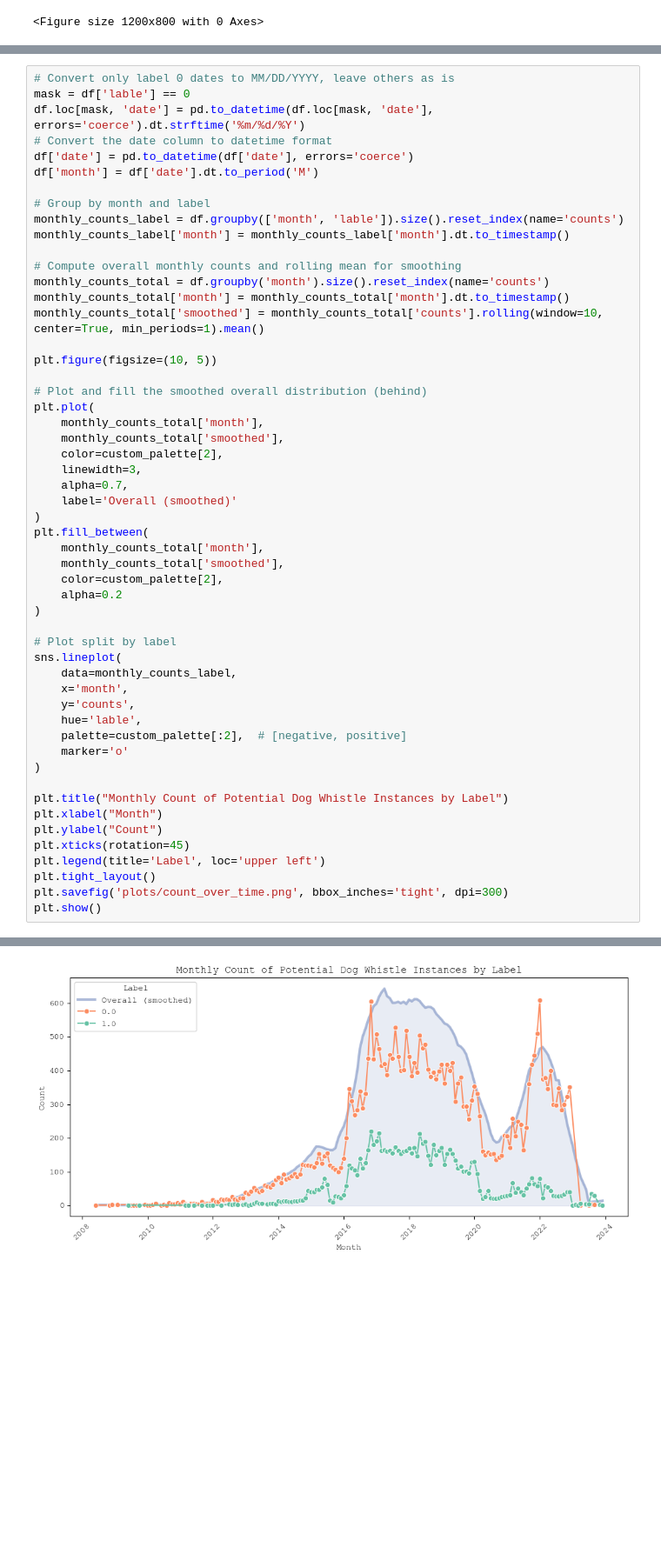
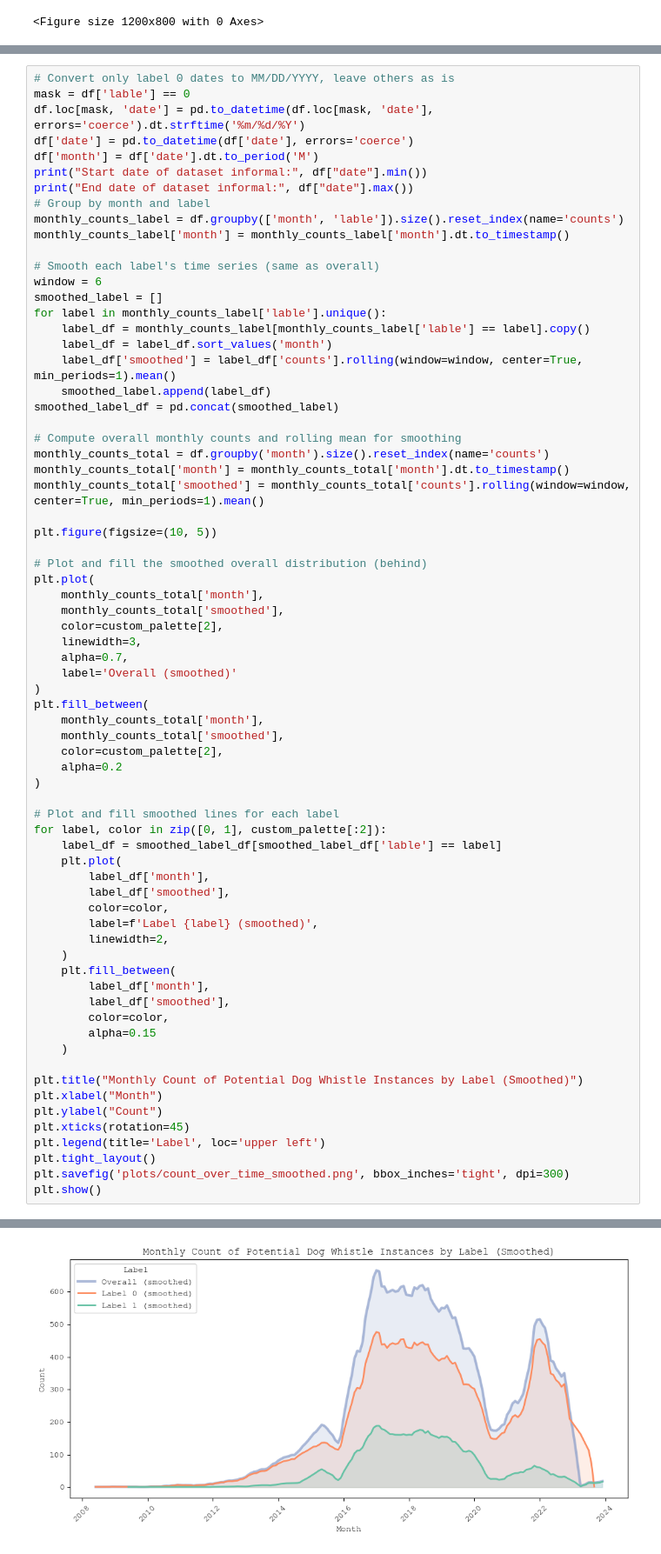
Before and after one commit to lino-zurmuehl/Master_Thesis_Dogwhistle, a Jupyter notebook: preprocessing/EDA.ipynb, the cells around one changed output, grey strips where cells are left out. Shown at 87% size. Drawn from its saved outputs; the diff is of its cells as text; blank space fills up the shorter version.

```diff
--- a/EDA.ipynb
+++ b/preprocessing/EDA.ipynb
@@ -182,18 +182,28 @@ plt.show()
 # Convert only label 0 dates to MM/DD/YYYY, leave others as is
 mask = df['lable'] == 0
 df.loc[mask, 'date'] = pd.to_datetime(df.loc[mask, 'date'], errors='coerce').dt.strftime('%m/%d/%Y')
-# Convert the date column to datetime format
 df['date'] = pd.to_datetime(df['date'], errors='coerce')
 df['month'] = df['date'].dt.to_period('M')
-
+print("Start date of dataset informal:", df["date"].min())
+print("End date of dataset informal:", df["date"].max())
 # Group by month and label
 monthly_counts_label = df.groupby(['month', 'lable']).size().reset_index(name='counts')
 monthly_counts_label['month'] = monthly_counts_label['month'].dt.to_timestamp()
 
+# Smooth each label's time series (same as overall)
+window = 6
+smoothed_label = []
+for label in monthly_counts_label['lable'].unique():
+    label_df = monthly_counts_label[monthly_counts_label['lable'] == label].copy()
+    label_df = label_df.sort_values('month')
+    label_df['smoothed'] = label_df['counts'].rolling(window=window, center=True, min_periods=1).mean()
+    smoothed_label.append(label_df)
+smoothed_label_df = pd.concat(smoothed_label)
+
 # Compute overall monthly counts and rolling mean for smoothing
 monthly_counts_total = df.groupby('month').size().reset_index(name='counts')
 monthly_counts_total['month'] = monthly_counts_total['month'].dt.to_timestamp()
-monthly_counts_total['smoothed'] = monthly_counts_total['counts'].rolling(window=10, center=True, min_periods=1).mean()
+monthly_counts_total['smoothed'] = monthly_counts_total['counts'].rolling(window=window, center=True, min_periods=1).mean()
 
 plt.figure(figsize=(10, 5))
 
@@ -213,22 +223,29 @@ plt.fill_between(
     alpha=0.2
 )
 
-# Plot split by label
-sns.lineplot(
-    data=monthly_counts_label,
-    x='month',
-    y='counts',
-    hue='lable',
-    palette=custom_palette[:2],  # [negative, positive]
-    marker='o'
-)
+# Plot and fill smoothed lines for each label
+for label, color in zip([0, 1], custom_palette[:2]):
+    label_df = smoothed_label_df[smoothed_label_df['lable'] == label]
+    plt.plot(
+        label_df['month'],
+        label_df['smoothed'],
+        color=color,
+        label=f'Label {label} (smoothed)',
+        linewidth=2,
+    )
+    plt.fill_between(
+        label_df['month'],
+        label_df['smoothed'],
+        color=color,
+        alpha=0.15
+    )
 
-plt.title("Monthly Count of Potential Dog Whistle Instances by Label")
+plt.title("Monthly Count of Potential Dog Whistle Instances by Label (Smoothed)")
 plt.xlabel("Month")
 plt.ylabel("Count")
 plt.xticks(rotation=45)
 plt.legend(title='Label', loc='upper left')
 plt.tight_layout()
-plt.savefig('plots/count_over_time.png', bbox_inches='tight', dpi=300)
+plt.savefig('plots/count_over_time_smoothed.png', bbox_inches='tight', dpi=300)
 plt.show()
 # %% [output]
@@ -235,4 +254,4 @@ plt.show()
-[figure, old version]
+[figure, new version]
 # %%
 # Top 15 dog_whistle_root for positive and negative instances separately, cut long labels
 
```
Also changed, not shown: parts of 5 cells of this notebook, 38 other files.
